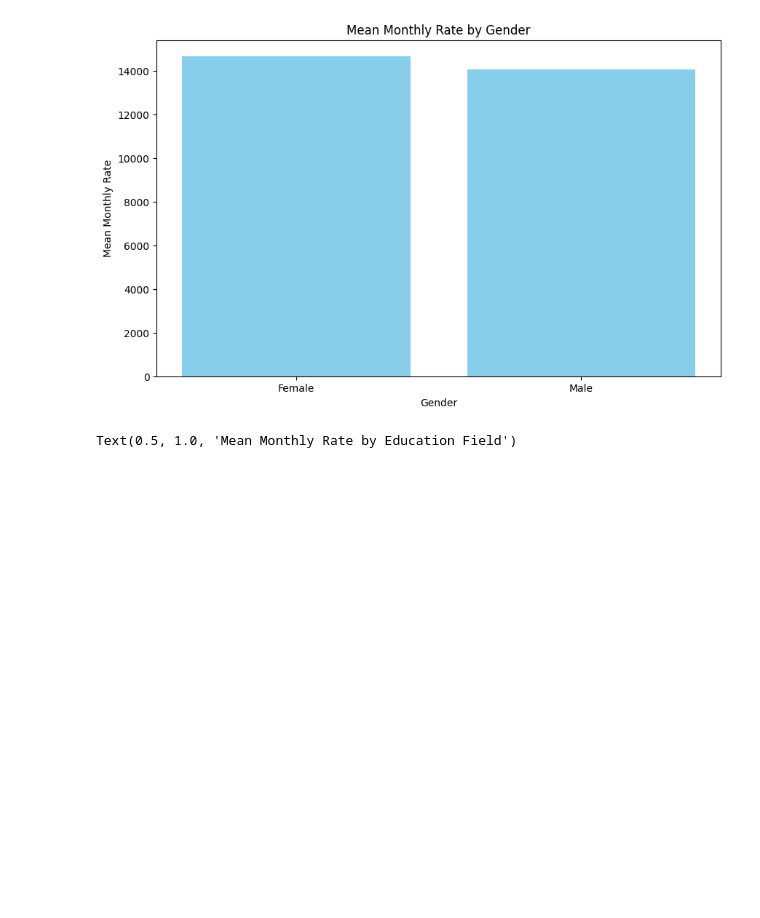
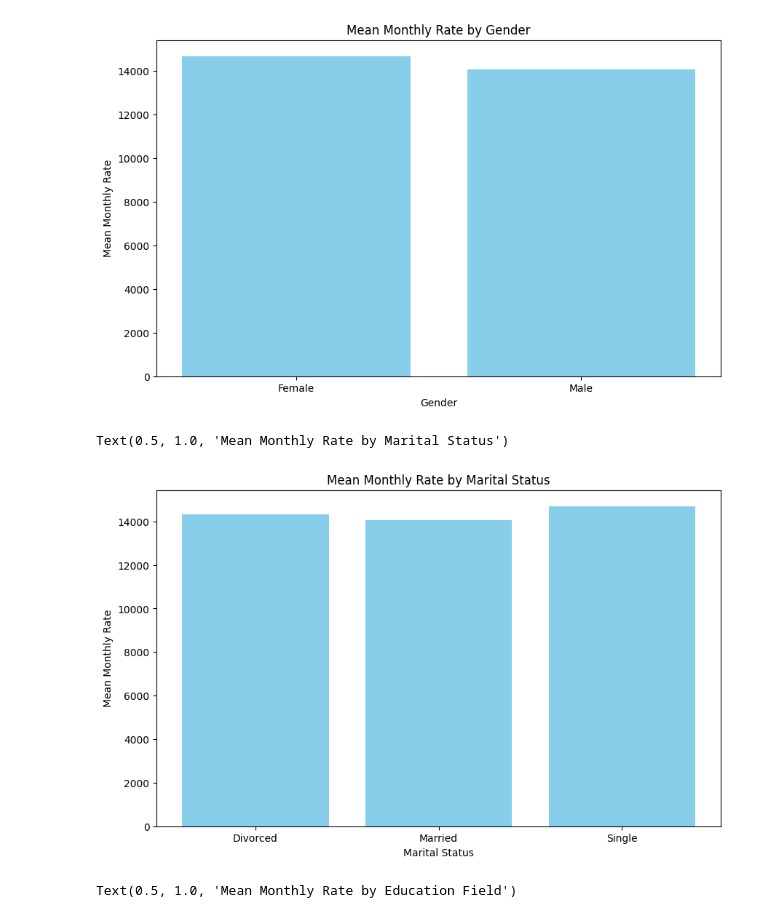
Before and after one commit to thhanabun/CPE232-Lab, a Jupyter notebook: w2/hw/HW+2+-+Types+of+Data+(INTL).ipynb, the cells around one changed output. Drawn from its saved outputs; the diff is of its cells as text; code cells hidden in the pictures; blank space fills up the shorter version.

```diff
--- a/w2/hw/HW+2+-+Types+of+Data+(INTL).ipynb
+++ b/w2/hw/HW+2+-+Types+of+Data+(INTL).ipynb
@@ -212,0 +205,6 @@ Average MonthlyRate by Gender
+# %%
+marriage_rate_df = df.groupby("MaritalStatus").agg({
+    "MonthlyRate" : "mean"
+})
+print("Average MonthlyRate by Marital Status")
+marriage_rate_df
@@ -242,6 +247,15 @@ plt.title('Mean Monthly Rate by Gender')
 # %% [output]
 Text(0.5, 1.0, 'Mean Monthly Rate by Gender')
 [figure]
+# %%
+plt.figure(figsize=(10, 6))
+plt.bar(marriage_rate_df.index, marriage_rate_df['MonthlyRate'], color='skyblue')
+plt.xlabel('Marital Status')
+plt.ylabel('Mean Monthly Rate')
+plt.title('Mean Monthly Rate by Marital Status')
+# %% [output]
+Text(0.5, 1.0, 'Mean Monthly Rate by Marital Status')
+[figure, added]
 # %%
 plt.figure(figsize=(10, 6))
 plt.bar(study_rate_df.index, study_rate_df['MonthlyRate'], color='skyblue')
```
Also changed, not shown: parts of 3 cells of this notebook.
